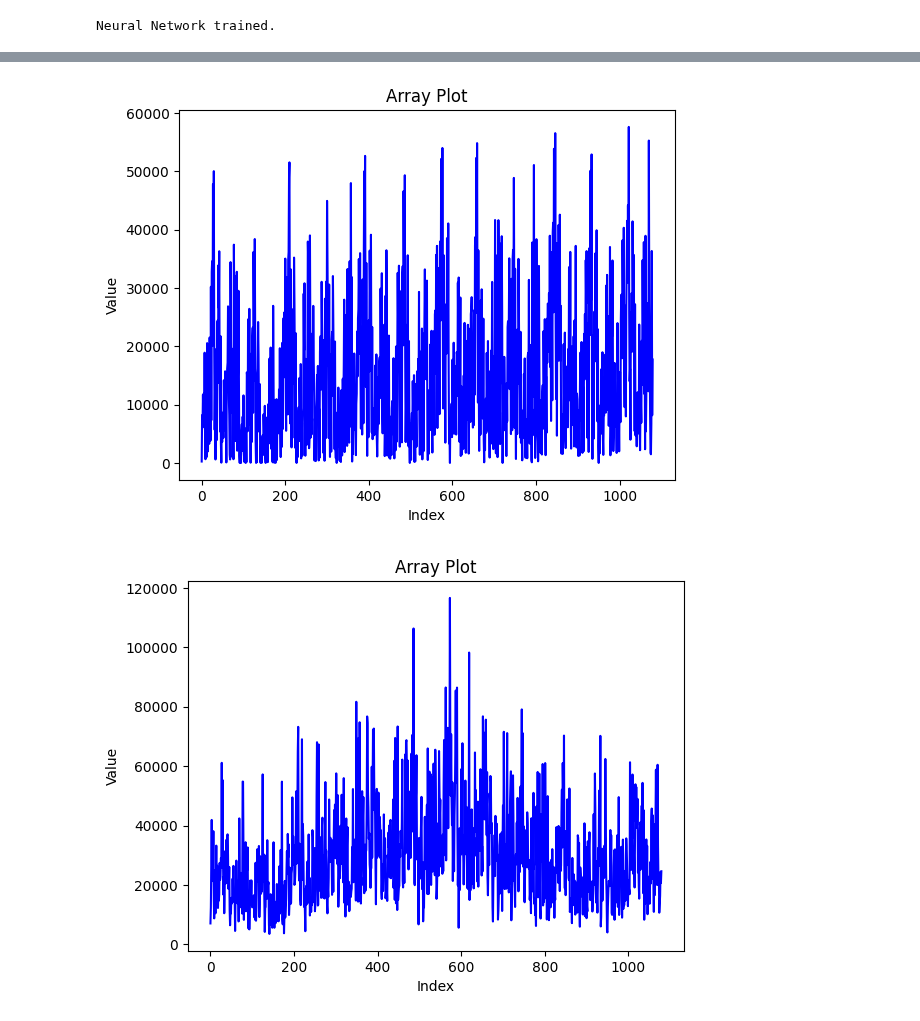
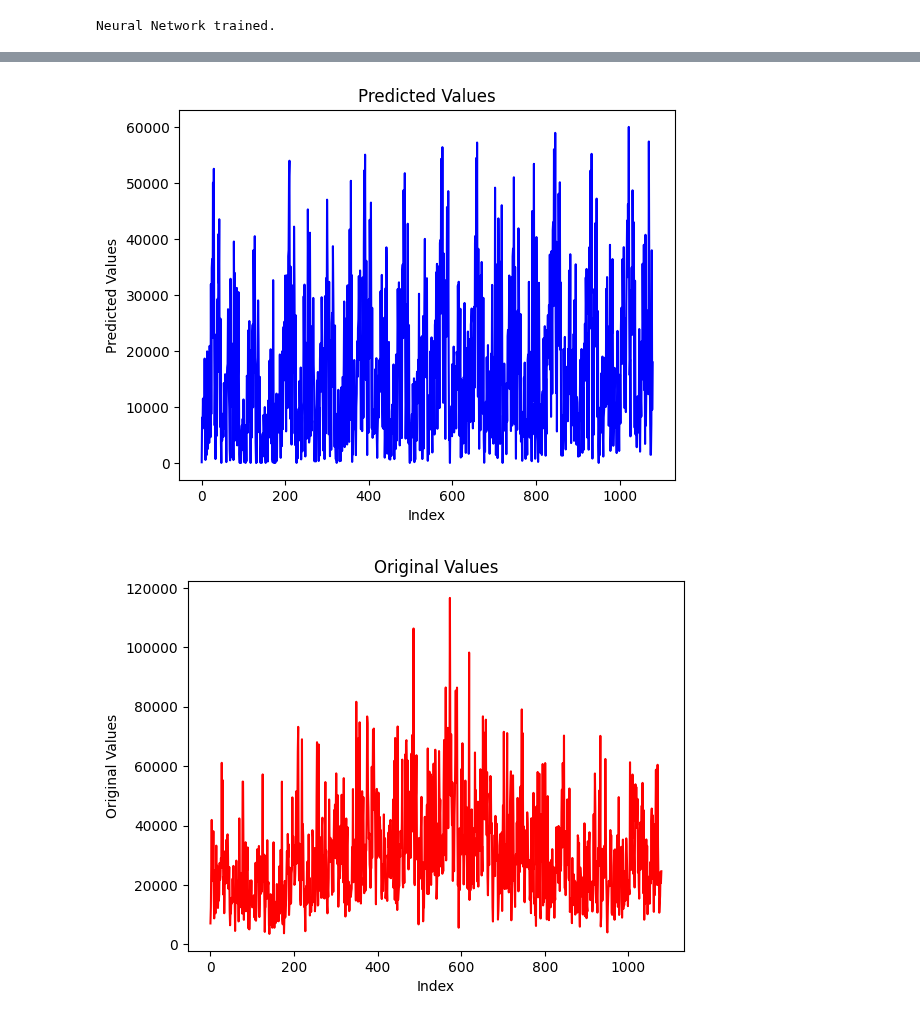
Before and after one commit to sachinsatyapira/Soft_drinkSales_predication, a Jupyter notebook: Neural_Network.ipynb, the cells around one changed output, grey strips where cells are left out. Cells and saved outputs as stored; diff of their text form; code cells hidden in the pictures.

Commit message:
adding decision tree regressor & addign color and lable to graphs

```diff
--- a/Neural_Network.ipynb
+++ b/Neural_Network.ipynb
@@ -202,16 +202,16 @@ Gradient Boosting Regressor Test :  [ 7056 12490 26640 ... 24378 20691 24615]
 # %%
 import matplotlib.pyplot as plt
 
-def plot_array(array):
-    plt.plot(array, color='blue')
+def plot_array(array,label,color):
+    plt.plot(array, color)
     plt.xlabel('Index')
-    plt.ylabel('Value')
-    plt.title('Array Plot')
+    plt.ylabel(label)
+    plt.title(label)
     plt.show()
 
 
-plot_array(predictionArray)
-plot_array(y_test.to_numpy())
+plot_array(predictionArray[:], 'Predicted Values','blue')
+plot_array(y_test.to_numpy()[:], 'Original Values','red')
 # %% [output]
-[figure, old version]
+[figure, new version]
-[figure, old version]
+[figure, new version]
```
Also changed, not shown: parts of 2 cells of this notebook, 5 other files.
